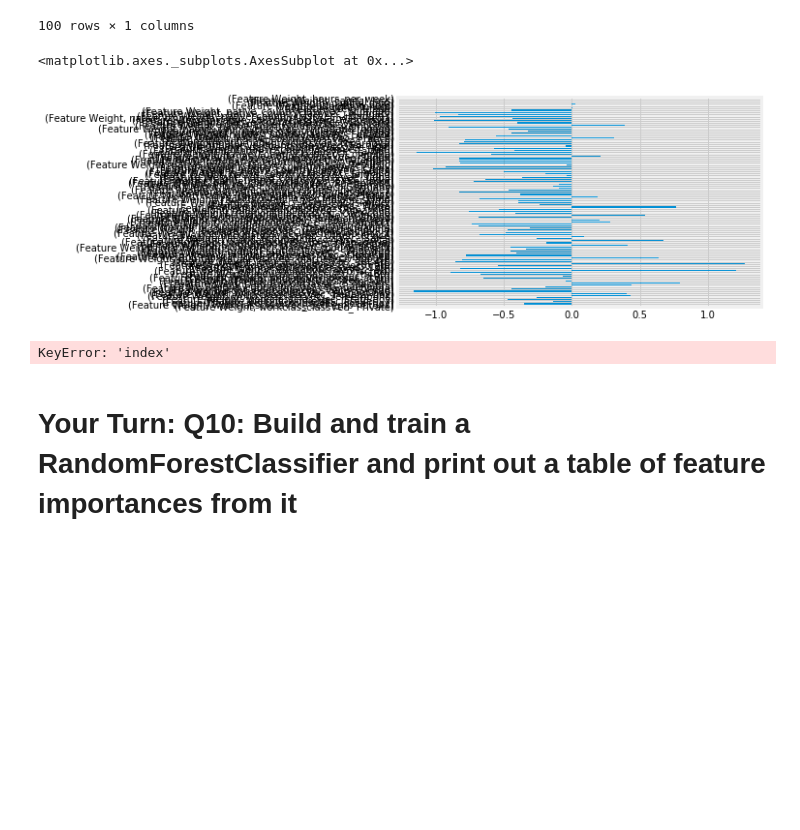
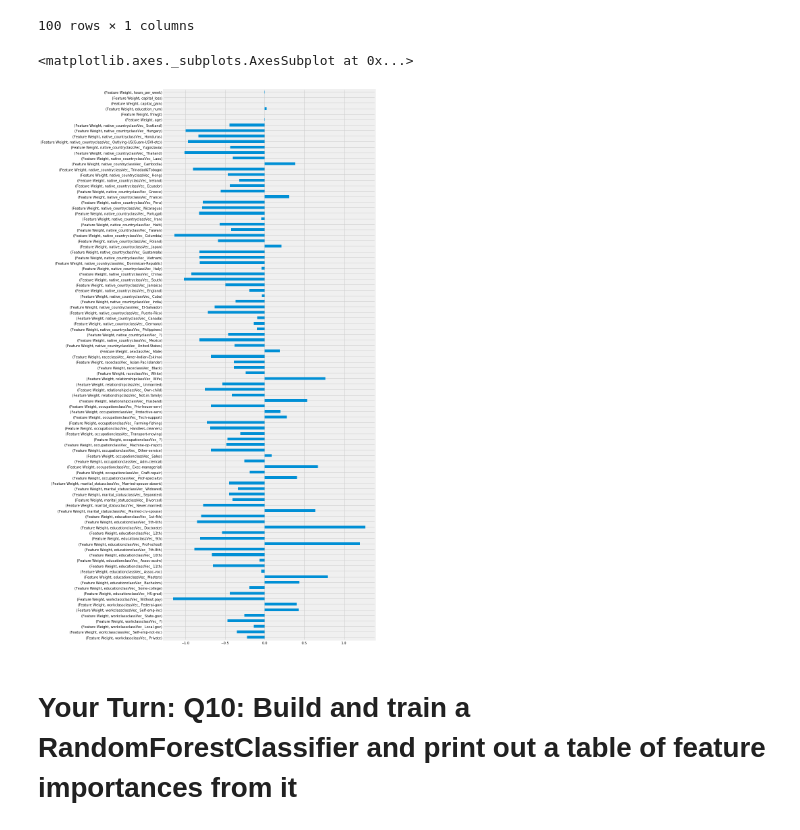
Before and after one commit to sv650s/springboard, a Jupyter notebook: aic-9_3_7-scalable-ml-with-SparkML-mini-project/Spark ML Mini-Project.ipynb, the cells around one changed output. Cells and saved outputs as stored; diff of their text form; code cells hidden in the pictures; blank space fills up the shorter version.

```diff
--- a/aic-9_3_7-scalable-ml-with-SparkML-mini-project/Spark ML Mini-Project.ipynb
+++ b/aic-9_3_7-scalable-ml-with-SparkML-mini-project/Spark ML Mini-Project.ipynb
@@ -953,15 +973,12 @@ lrFeatureWeightDF
 | hours_per_week | 4.633830e-03 |
 100 rows × 1 columns
 # %%
-f, a = plt.subplots(1, 1, figsize=(10))
+# do a horizontal bar graph of feature weights to visualize
+f, a = plt.subplots(1, 1, figsize=(10, 30))
 lrFeatureWeightDF.unstack().plot(kind='barh', y='Feature Weight')
 # %% [output]
 <matplotlib.axes._subplots.AxesSubplot at 0x...>
-[figure, old version]
+[figure, new version]
-# %%
-lrFeatureWeightDF.plot(kind='barh', x='Feature Weight', y='index')
-# %% [output]
-KeyError: 'index'
 # %% [markdown]
 # Your Turn: Q10: Build and train a RandomForestClassifier and print out a table of feature importances from it
 # %%
```
Also changed, not shown: parts of 8 cells of this notebook, 9 other files.
